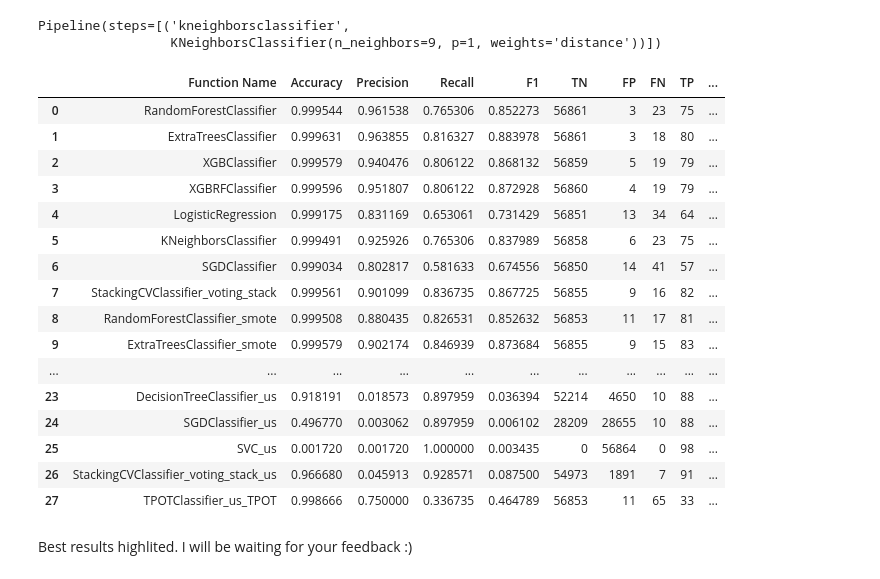
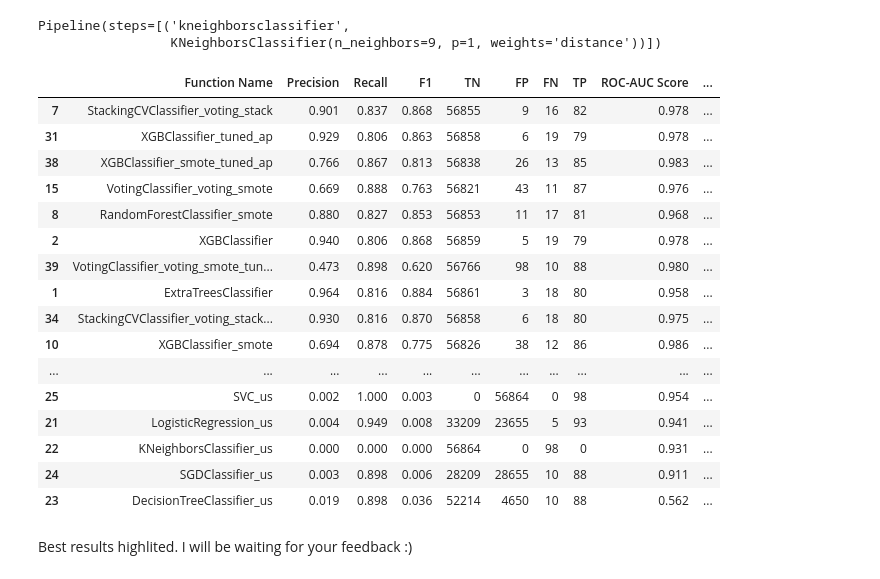
Before and after one commit to abdullahkavakli/Credit-Card-Fraud-Detection-Using-KNN, a Jupyter notebook: Credit Card Fraud Detection.ipynb, the cells around one changed output. Drawn from its saved outputs; the diff is of its cells as text; code cells hidden in the pictures.

```diff
--- a/Credit Card Fraud Detection.ipynb
+++ b/Credit Card Fraud Detection.ipynb
@@ -576,27 +587,28 @@ TPOT_model_us.fitted_pipeline_
 # %% [output]
 Pipeline(steps=[('kneighborsclassifier',
                  KNeighborsClassifier(n_neighbors=9, p=1, weights='distance'))])
-# %%
-pd.set_option('display.float_format', '{:.3f}'.format)
-results.style.highlight_max(subset=["Precision-Recall Score","ROC-AUC Score","Train CV AP Score"],color = 'lightgreen')
-# %% [output]
-|  | Function Name | Accuracy | Precision | Recall | F1 | TN | FP | FN | TP | ... |
-| 0 | RandomForestClassifier | 0.999544 | 0.961538 | 0.765306 | 0.852273 | 56861 | 3 | 23 | 75 | ... |
-| 1 | ExtraTreesClassifier | 0.999631 | 0.963855 | 0.816327 | 0.883978 | 56861 | 3 | 18 | 80 | ... |
-| 2 | XGBClassifier | 0.999579 | 0.940476 | 0.806122 | 0.868132 | 56859 | 5 | 19 | 79 | ... |
-| 3 | XGBRFClassifier | 0.999596 | 0.951807 | 0.806122 | 0.872928 | 56860 | 4 | 19 | 79 | ... |
-| 4 | LogisticRegression | 0.999175 | 0.831169 | 0.653061 | 0.731429 | 56851 | 13 | 34 | 64 | ... |
-| 5 | KNeighborsClassifier | 0.999491 | 0.925926 | 0.765306 | 0.837989 | 56858 | 6 | 23 | 75 | ... |
-| 6 | SGDClassifier | 0.999034 | 0.802817 | 0.581633 | 0.674556 | 56850 | 14 | 41 | 57 | ... |
-| 7 | StackingCVClassifier_voting_stack | 0.999561 | 0.901099 | 0.836735 | 0.867725 | 56855 | 9 | 16 | 82 | ... |
-| 8 | RandomForestClassifier_smote | 0.999508 | 0.880435 | 0.826531 | 0.852632 | 56853 | 11 | 17 | 81 | ... |
-| 9 | ExtraTreesClassifier_smote | 0.999579 | 0.902174 | 0.846939 | 0.873684 | 56855 | 9 | 15 | 83 | ... |
-| ... | ... | ... | ... | ... | ... | ... | ... | ... | ... | ... |
-| 23 | DecisionTreeClassifier_us | 0.918191 | 0.018573 | 0.897959 | 0.036394 | 52214 | 4650 | 10 | 88 | ... |
-| 24 | SGDClassifier_us | 0.496770 | 0.003062 | 0.897959 | 0.006102 | 28209 | 28655 | 10 | 88 | ... |
-| 25 | SVC_us | 0.001720 | 0.001720 | 1.000000 | 0.003435 | 0 | 56864 | 0 | 98 | ... |
-| 26 | StackingCVClassifier_voting_stack_us | 0.966680 | 0.045913 | 0.928571 | 0.087500 | 54973 | 1891 | 7 | 91 | ... |
-| 27 | TPOTClassifier_us_TPOT | 0.998666 | 0.750000 | 0.336735 | 0.464789 | 56853 | 11 | 65 | 33 | ... |
+# %%
+results.sort_values(by="Precision-Recall Score",ascending=False).style.format(precision=3)\
+                    .highlight_max(subset=["Precision-Recall Score","ROC-AUC Score","Train CV AP Score"],color = 'lightgreen') \
+                    .hide("Accuracy", axis="columns")# We hide accuracy because our dataset is imbalanced.
+# %% [output]
+|  | Function Name | Precision | Recall | F1 | TN | FP | FN | TP | ROC-AUC Score | ... |
+| 7 | StackingCVClassifier_voting_stack | 0.901 | 0.837 | 0.868 | 56855 | 9 | 16 | 82 | 0.978 | ... |
+| 31 | XGBClassifier_tuned_ap | 0.929 | 0.806 | 0.863 | 56858 | 6 | 19 | 79 | 0.978 | ... |
+| 38 | XGBClassifier_smote_tuned_ap | 0.766 | 0.867 | 0.813 | 56838 | 26 | 13 | 85 | 0.983 | ... |
+| 15 | VotingClassifier_voting_smote | 0.669 | 0.888 | 0.763 | 56821 | 43 | 11 | 87 | 0.976 | ... |
+| 8 | RandomForestClassifier_smote | 0.880 | 0.827 | 0.853 | 56853 | 11 | 17 | 81 | 0.968 | ... |
+| 2 | XGBClassifier | 0.940 | 0.806 | 0.868 | 56859 | 5 | 19 | 79 | 0.978 | ... |
+| 39 | VotingClassifier_voting_smote_tun... | 0.473 | 0.898 | 0.620 | 56766 | 98 | 10 | 88 | 0.980 | ... |
+| 1 | ExtraTreesClassifier | 0.964 | 0.816 | 0.884 | 56861 | 3 | 18 | 80 | 0.958 | ... |
+| 34 | StackingCVClassifier_voting_stack... | 0.930 | 0.816 | 0.870 | 56858 | 6 | 18 | 80 | 0.975 | ... |
+| 10 | XGBClassifier_smote | 0.694 | 0.878 | 0.775 | 56826 | 38 | 12 | 86 | 0.986 | ... |
+| ... | ... | ... | ... | ... | ... | ... | ... | ... | ... | ... |
+| 25 | SVC_us | 0.002 | 1.000 | 0.003 | 0 | 56864 | 0 | 98 | 0.954 | ... |
+| 21 | LogisticRegression_us | 0.004 | 0.949 | 0.008 | 33209 | 23655 | 5 | 93 | 0.941 | ... |
+| 22 | KNeighborsClassifier_us | 0.000 | 0.000 | 0.000 | 56864 | 0 | 98 | 0 | 0.931 | ... |
+| 24 | SGDClassifier_us | 0.003 | 0.898 | 0.006 | 28209 | 28655 | 10 | 88 | 0.911 | ... |
+| 23 | DecisionTreeClassifier_us | 0.019 | 0.898 | 0.036 | 52214 | 4650 | 10 | 88 | 0.562 | ... |
 # %% [markdown]
 Best results highlited. I will be waiting for your feedback :)
 # %%
```
Also changed, not shown: parts of 15 cells of this notebook.
